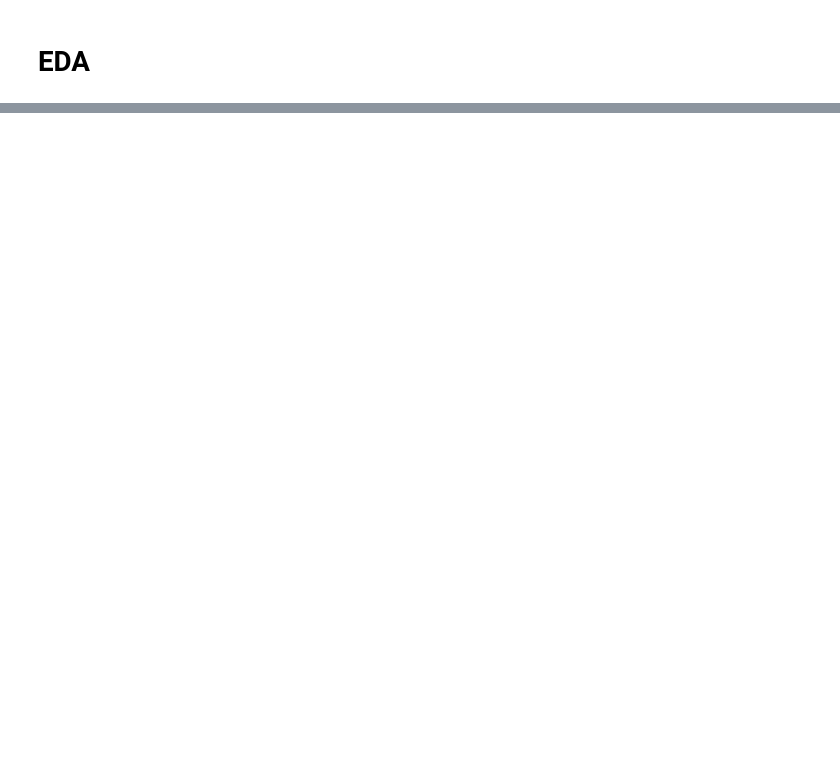
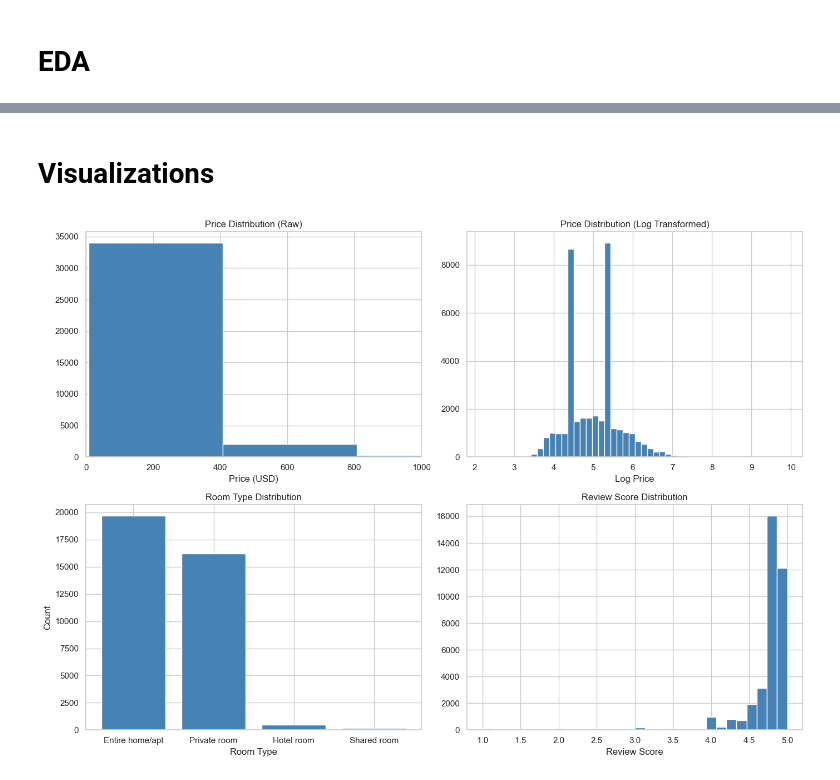
Before and after one commit to lezhangg/airbnb-marketplace-ab-test, a Jupyter notebook: notebook/04_recsystem_data_prep.ipynb, the cells around one changed output, grey strips where cells are left out. Saved outputs shown, nothing was run; the diff lists cells and outputs as text; code cells hidden in the pictures; blank space fills up the shorter version.

Commit message:
notebook 4- add eda visualizations

```diff
--- a/notebook/04_recsystem_data_prep.ipynb
+++ b/notebook/04_recsystem_data_prep.ipynb
@@ -91,0 +98,32 @@ Name: review_scores_rating, dtype: float64
+# %% [markdown]
+# Visualizations
+# %%
+fig, axes = plt.subplots(2, 2, figsize=(14, 10))
+
+# price raw -- zoomed in
+axes[0, 0].hist(listings_clean['price'], bins=50, color='steelblue', edgecolor='white')
+axes[0, 0].set_title('Price Distribution (Raw)')
+axes[0, 0].set_xlabel('Price (USD)')
+axes[0, 0].set_xlim(0, 1000)
+
+# price log transformed
+axes[0, 1].hist(listings_clean['price_log'], bins=50, color='steelblue', edgecolor='white')
+axes[0, 1].set_title('Price Distribution (Log Transformed)')
+axes[0, 1].set_xlabel('Log Price')
+
+# room type counts
+room_counts = listings_clean['room_type'].value_counts()
+axes[1, 0].bar(room_counts.index, room_counts.values, color='steelblue', edgecolor='white')
+axes[1, 0].set_title('Room Type Distribution')
+axes[1, 0].set_xlabel('Room Type')
+axes[1, 0].set_ylabel('Count')
+
+# review score distribution
+axes[1, 1].hist(listings_clean['review_scores_rating'], bins=30, color='steelblue', edgecolor='white')
+axes[1, 1].set_title('Review Score Distribution')
+axes[1, 1].set_xlabel('Review Score')
+
+plt.tight_layout()
+plt.show()
+# %% [output]
+[figure, added]
```
Also changed, not shown: parts of 3 cells of this notebook.
